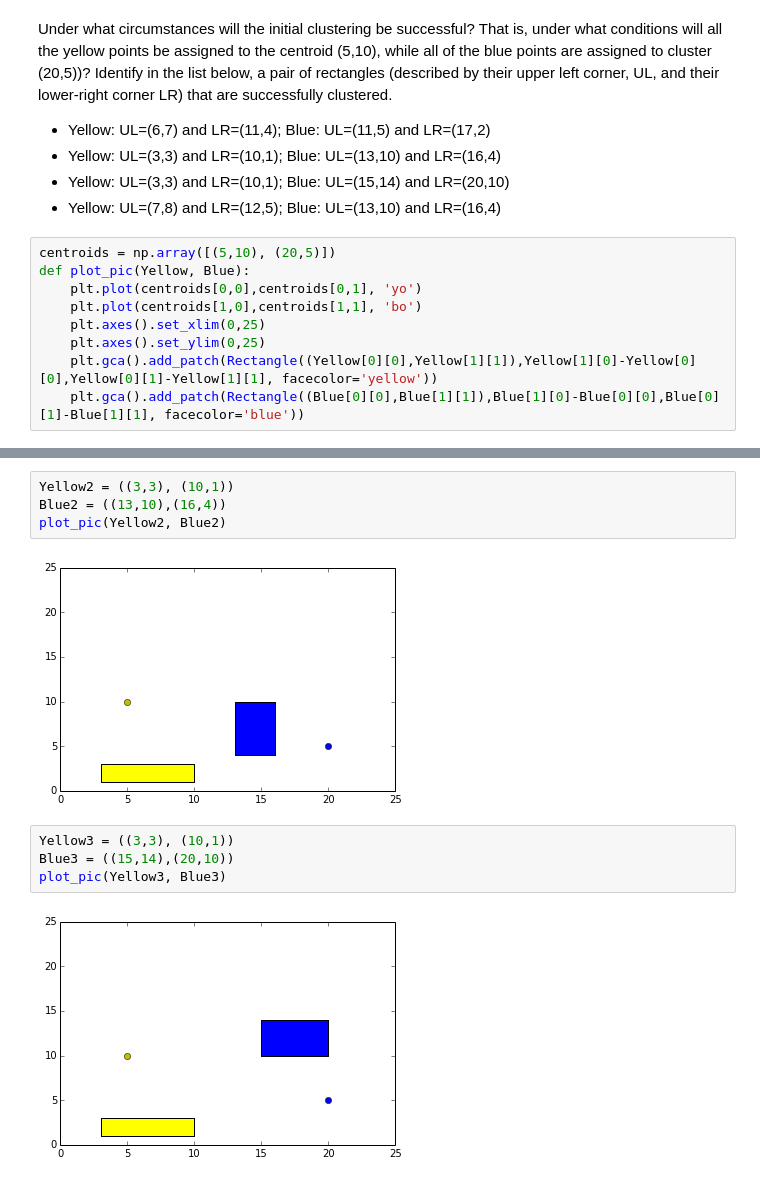
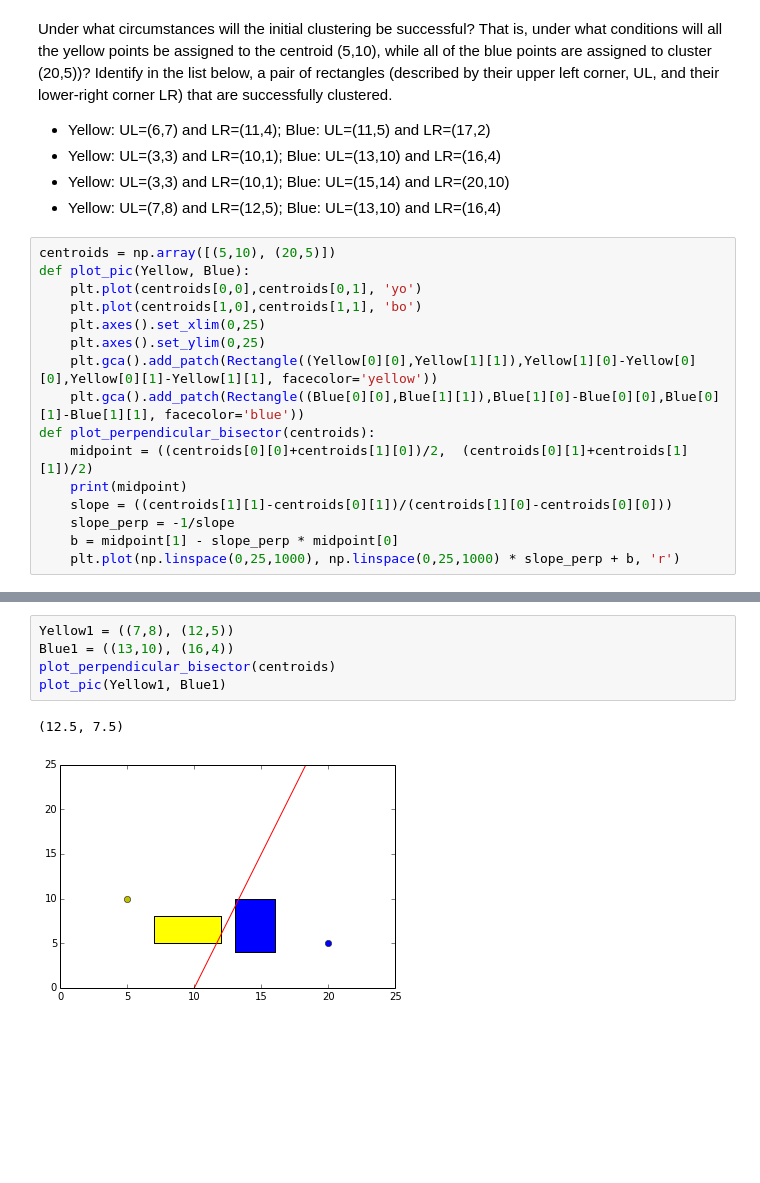
Before and after one commit to iv-maksimov/coursera-mmds, a Jupyter notebook: homework_5B(Basic) .ipynb, the cells around one changed output, grey strips where cells are left out. Saved outputs shown, nothing was run; the diff lists cells and outputs as text; blank space fills up the shorter version.

```diff
--- a/homework_5B(Basic) .ipynb
+++ b/homework_5B(Basic) .ipynb
@@ -70,3 +71,10 @@ def plot_pic(Yellow, Blue):
     plt.axes().set_ylim(0,25)
     plt.gca().add_patch(Rectangle((Yellow[0][0],Yellow[1][1]),Yellow[1][0]-Yellow[0][0],Yellow[0][1]-Yellow[1][1], facecolor='yellow'))
     plt.gca().add_patch(Rectangle((Blue[0][0],Blue[1][1]),Blue[1][0]-Blue[0][0],Blue[0][1]-Blue[1][1], facecolor='blue'))
+def plot_perpendicular_bisector(centroids):
+    midpoint = ((centroids[0][0]+centroids[1][0])/2,  (centroids[0][1]+centroids[1][1])/2)
+    print(midpoint)
+    slope = ((centroids[1][1]-centroids[0][1])/(centroids[1][0]-centroids[0][0]))
+    slope_perp = -1/slope
+    b = midpoint[1] - slope_perp * midpoint[0]
+    plt.plot(np.linspace(0,25,1000), np.linspace(0,25,1000) * slope_perp + b, 'r')
@@ -79,12 +81,8 @@ plot_pic(Yellow1, Blue1)
-# %%
-Yellow2 = ((3,3), (10,1))
-Blue2 = ((13,10),(16,4))
-plot_pic(Yellow2, Blue2)
-# %% [output]
-[figure, removed]
-# %%
-Yellow3 = ((3,3), (10,1))
-Blue3 = ((15,14),(20,10))
-plot_pic(Yellow3, Blue3)
-# %% [output]
-[figure, removed]
+# %%
+Yellow1 = ((7,8), (12,5))
+Blue1 = ((13,10), (16,4))
+plot_perpendicular_bisector(centroids)
+plot_pic(Yellow1, Blue1)
+# %% [output]
+(12.5, 7.5)
+[figure, added]
```
Also changed, not shown: parts of 11 cells of this notebook, 1 other file.
